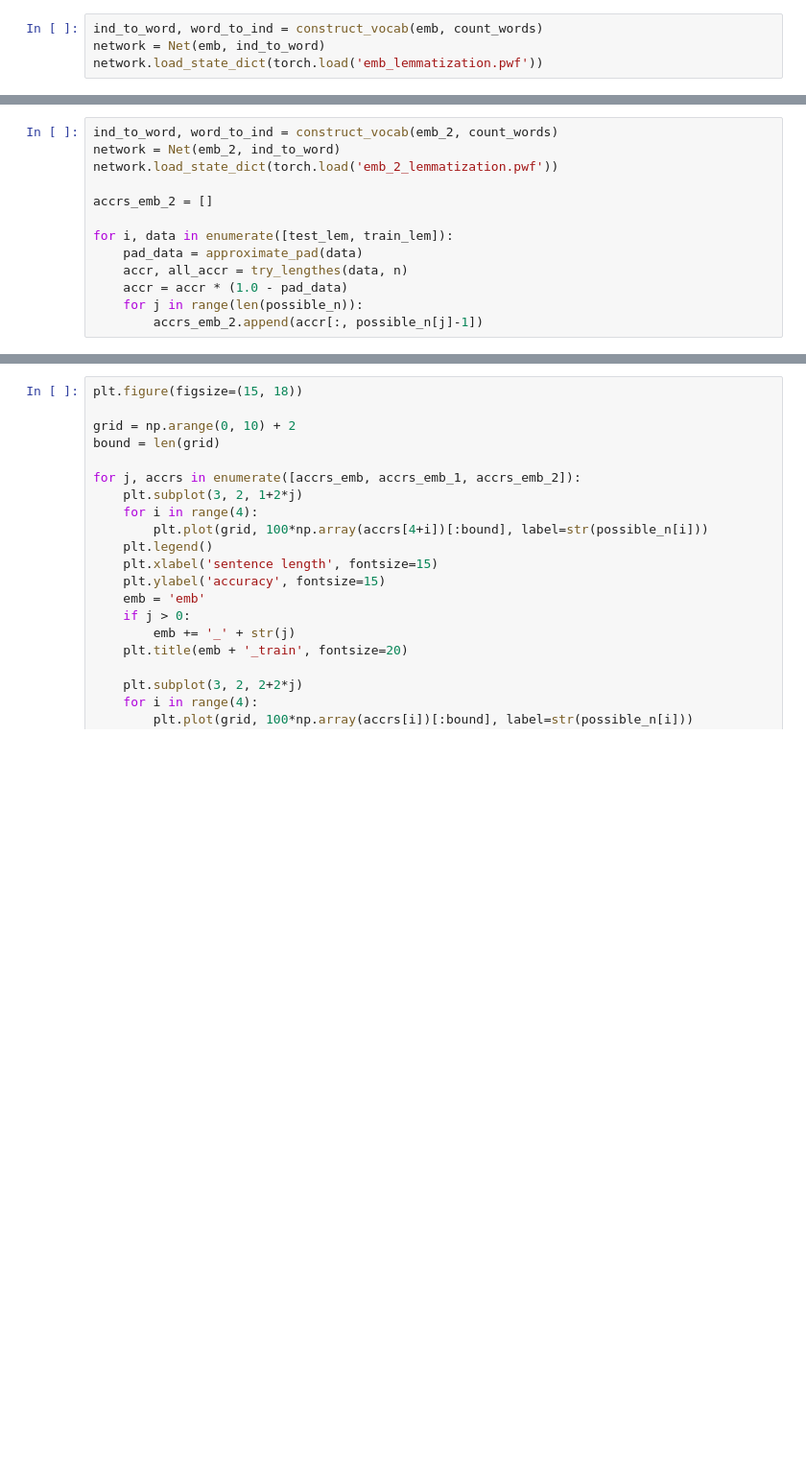
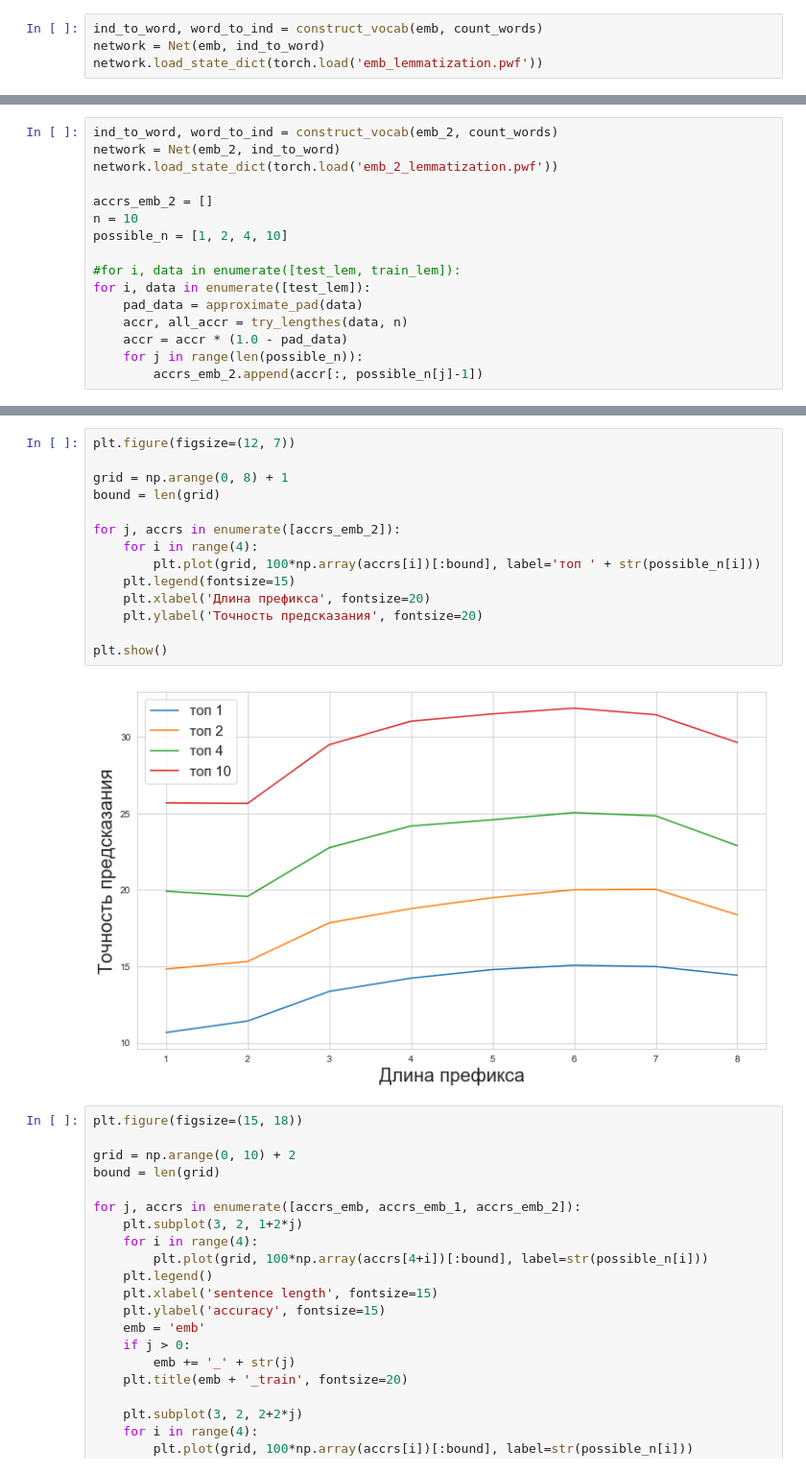
Before and after one commit to DariaGusarova/experiments, a Jupyter notebook: lemmatization+top_n+training_corpus?.ipynb, the cells around one changed output, grey strips where cells are left out. Shown at 96% size. Drawn from its saved outputs; the diff is of its cells as text; blank space fills up the shorter version.

```diff
--- a/lemmatization+top_n+training_corpus?.ipynb
+++ b/lemmatization+top_n+training_corpus?.ipynb
@@ -522,8 +632,11 @@ network = Net(emb_2, ind_to_word)
 network.load_state_dict(torch.load('emb_2_lemmatization.pwf'))
 
 accrs_emb_2 = []
+n = 10
+possible_n = [1, 2, 4, 10]
 
-for i, data in enumerate([test_lem, train_lem]):
+#for i, data in enumerate([test_lem, train_lem]):
+for i, data in enumerate([test_lem]):
     pad_data = approximate_pad(data)
     accr, all_accr = try_lengthes(data, n)
     accr = accr * (1.0 - pad_data)
@@ -535,3 +647,19 @@ for i, data in enumerate([test_lem, train_lem]):
+# %%
+plt.figure(figsize=(12, 7))
+
+grid = np.arange(0, 8) + 1
+bound = len(grid)
+
+for j, accrs in enumerate([accrs_emb_2]):
+    for i in range(4):
+        plt.plot(grid, 100*np.array(accrs[i])[:bound], label='топ ' + str(possible_n[i]))
+    plt.legend(fontsize=15)
+    plt.xlabel('Длина префикса', fontsize=20)
+    plt.ylabel('Точность предсказания', fontsize=20)
+
+plt.show()
+# %% [output]
+[figure, added]
 # %%
 plt.figure(figsize=(15, 18))
 
```
Also changed, not shown: parts of 14 cells of this notebook, 7 other files.
